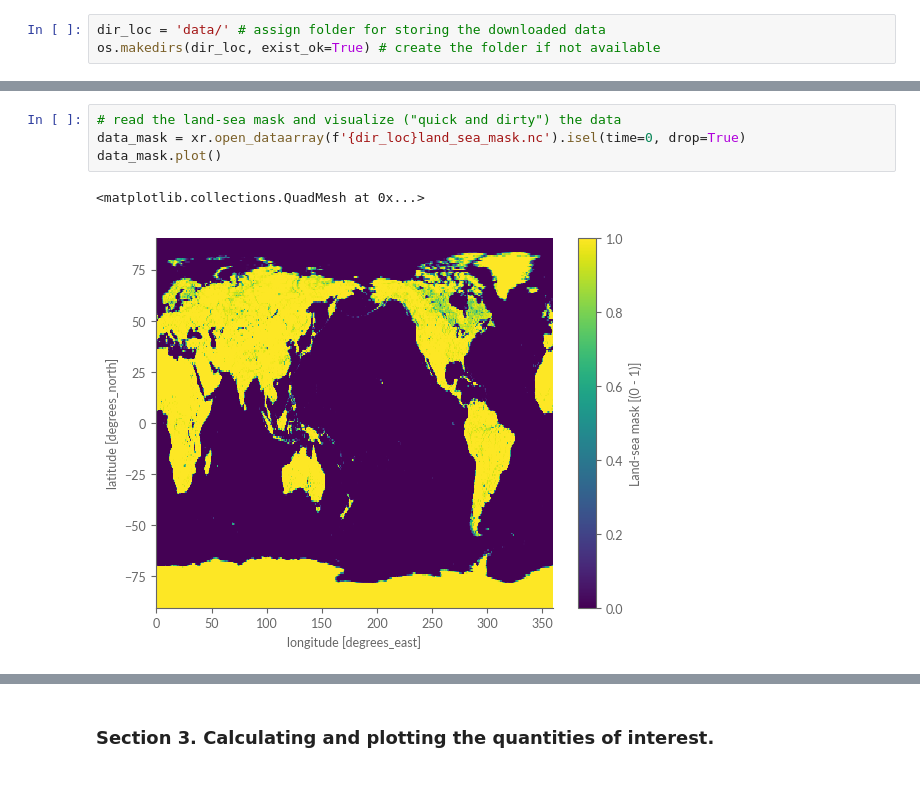
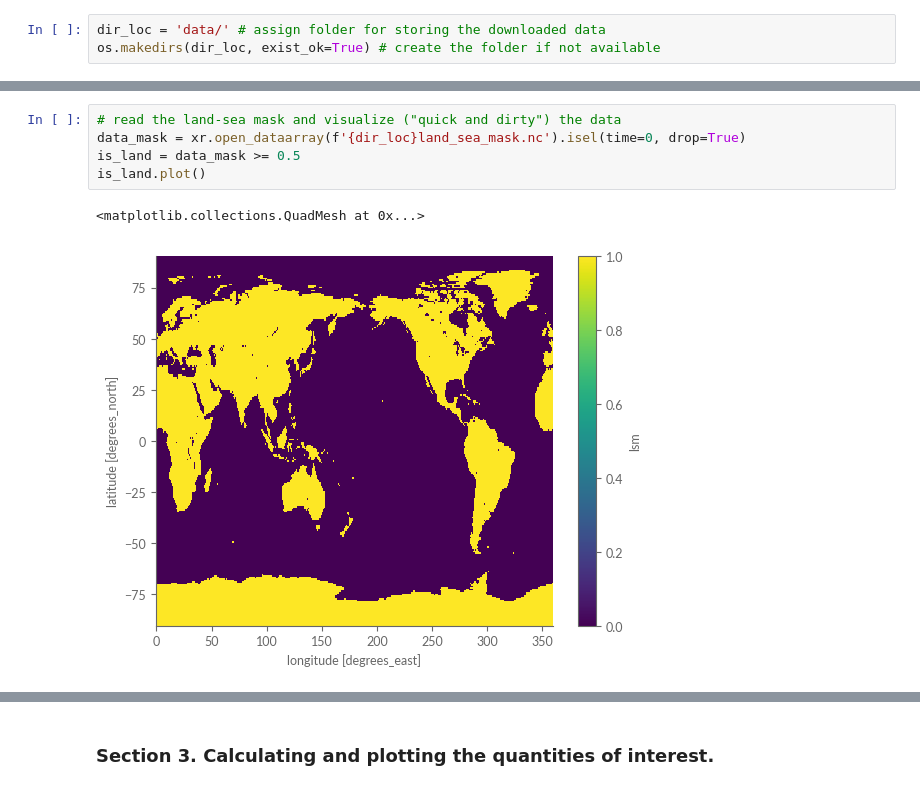
Before and after one commit to ECMWFCode4Earth/sketchbook-earth, a Jupyter notebook: tutorials/01_greenhouse_gases.ipynb, the cells around one changed output, grey strips where cells are left out. Saved outputs shown, nothing was run; the diff lists cells and outputs as text.

```diff
--- a/tutorials/01_greenhouse_gases.ipynb
+++ b/tutorials/01_greenhouse_gases.ipynb
@@ -95,10 +90,11 @@ Result(content_length=99952612,content_type=application/x-netcdf,location=https:
 # %%
 # read the land-sea mask and visualize ("quick and dirty") the data
 data_mask = xr.open_dataarray(f'{dir_loc}land_sea_mask.nc').isel(time=0, drop=True)
-data_mask.plot()
+is_land = data_mask >= 0.5
+is_land.plot()
 # %% [output]
 <matplotlib.collections.QuadMesh at 0x...>
-[figure, old version]
+[figure, new version]
 # %%
 # open the GHG data and inspect the Dataset
 # when the data are opened as below using "with" then the link to the actual dataset is closed, meaning that any other program can also access the file in the directory
```
Also changed, not shown: parts of 17 cells of this notebook, 2 other files.
